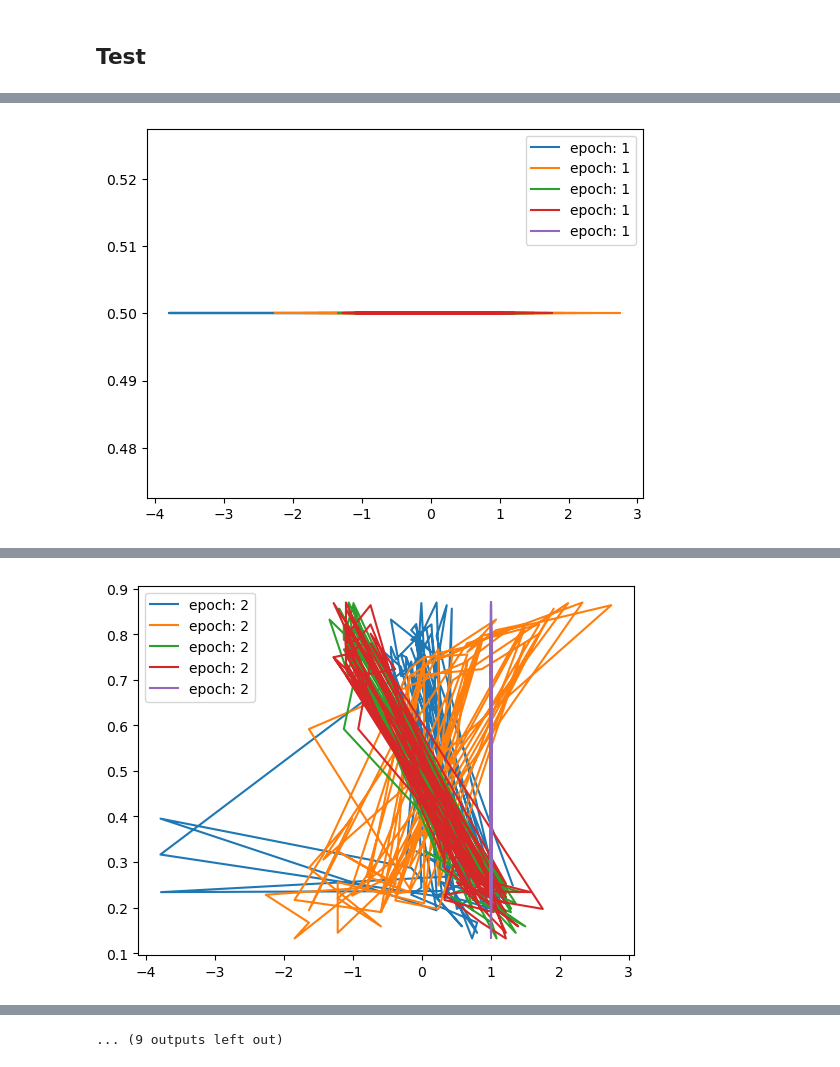
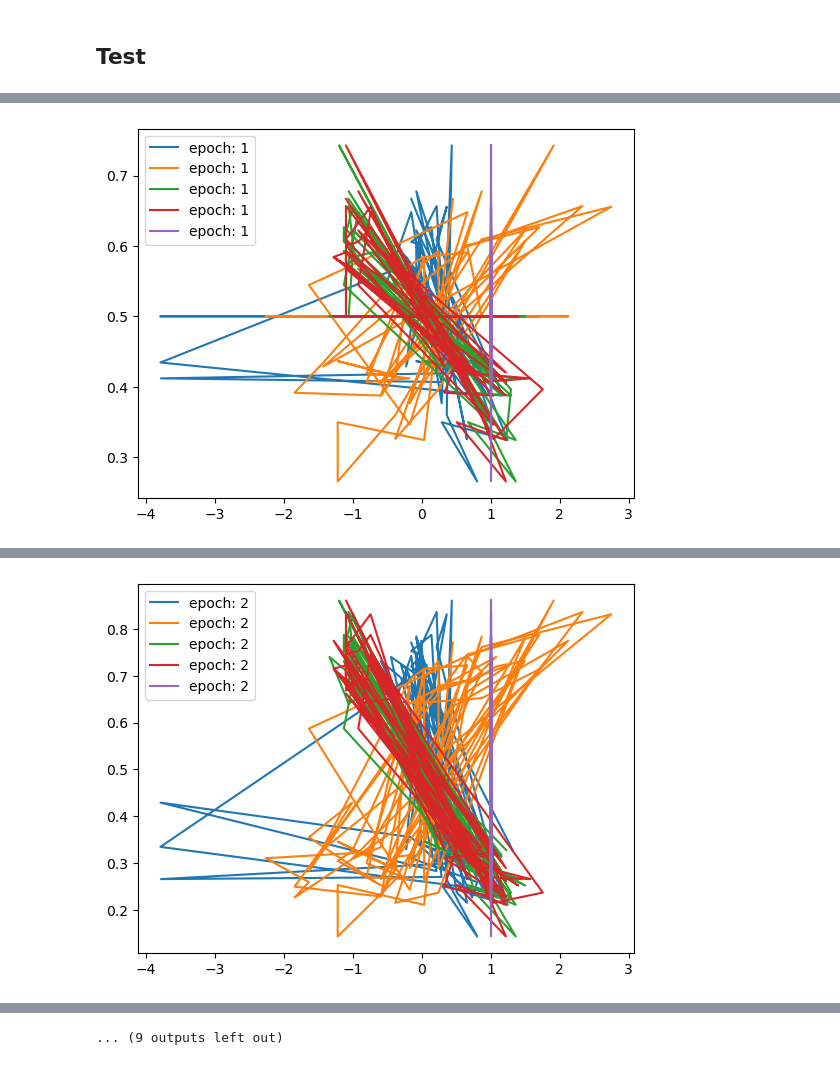
Before and after one commit to FarhanNanoCoder/Machine-Learning, a Jupyter notebook: Logistic_Regression.ipynb, the cells around one changed output, grey strips where cells are left out. Drawn from its saved outputs; the diff is of its cells as text; code cells hidden in the pictures.

Commit message:
feat: mini batch gradient descend in logistic regression

```diff
--- a/Logistic_Regression.ipynb
+++ b/Logistic_Regression.ipynb
@@ -33,19 +33,40 @@ def model(X,W):
     return 1/(1+np.exp(-np.dot(X,W)))
 # %%
 def loss_bce(Y,Y_):
-    return (-1)*np.sum(Y*np.log(Y_)-(1-Y)*np.log(1-Y_))/Y.shape[0]
+    return -np.sum(Y*np.log(Y_)+(1-Y)*np.log(1-Y_))/Y.shape[0]
 # %%
-def fit(X,Y,epoch=10,lr=0.01):
+def fit(X,Y,epoch=10,batch_size=32,lr=0.01):
     W = np.zeros(X.shape[1])
     for e in range(epoch):
-        Y_ = model(X,W)
-        loss = loss_bce(Y,Y_)
-        print("Epoch: ",e+1," Loss: ",loss)
-        for i in range(W.shape[0]):
-            dw = np.sum((Y_ - Y)*X[:,i])/Y.shape[0]
-            W[i] = W[i] - lr*dw
+        total_loss = 0
+        #No Batch Gradient Descent
+        # Y_ = model(X,W)
+        # loss = loss_bce(Y,Y_)
+        # print("Epoch: ",e+1," Loss: ",loss)
+        # for i in range(W.shape[0]):
+        #     dw = np.sum((Y_ - Y)*X[:,i])/Y.shape[0]
+        #     W[i] = W[i] - lr*dw
 
-        plt.plot(X,Y_,label='epoch: '+str(e+1))
+        #Batch Gradient Descent
+        Y_PRED = []
+        for i in range(0,X.shape[0],batch_size):
+            X_BATCH = X[i:i+batch_size,:]
+            Y_BATCH = Y[i:i+batch_size]
+            Y_PRED_BATCH = model(X_BATCH,W)
+            Y_PRED.append(Y_PRED_BATCH)
+            loss = loss_bce(Y_BATCH,Y_PRED_BATCH)
+            total_loss += loss
+            # print("Epoch: ",e+1," Loss: ",loss)
+
+            for j in range(W.shape[0]):
+                dw = np.dot((Y_PRED_BATCH - Y_BATCH),X_BATCH[:,j])
+                W[j] = W[j] - lr*dw
+
+        avg_loss = total_loss/X.shape[0]
+        print("Epoch: ",e+1," Loss: ",avg_loss)
+        Y_PRED = np.concatenate(Y_PRED,axis=0)
+        # print(Y.shape,Y_PRED.shape)
+        plt.plot(X,Y_PRED,label='epoch: '+str(e+1))
         plt.legend()
         plt.show()
 
@@ -58,5 +79,5 @@ def fit(X,Y,epoch=10,lr=0.01):
 ## Test
 # %%
 X_TRAIN,X_TEST,Y_TRAIN,Y_TEST = train_test_split(X,Y,test_size=0.2,random_state=0)
-W = fit(X_TRAIN,Y_TRAIN,epoch=10,lr=1)
+W = fit(X_TRAIN,Y_TRAIN,epoch=10,batch_size=32,lr=0.01)
 # %% [output]
@@ -64 +85 @@ Epoch:  1  Loss:  -0.01824071527789329
-[figure, old version]
+[figure, new version]
@@ -66 +87 @@ Epoch:  2  Loss:  -0.014597151346874697
-[figure, old version]
+[figure, new version]
```
Also changed, not shown: parts of 1 cell of this notebook, 1 other file.
